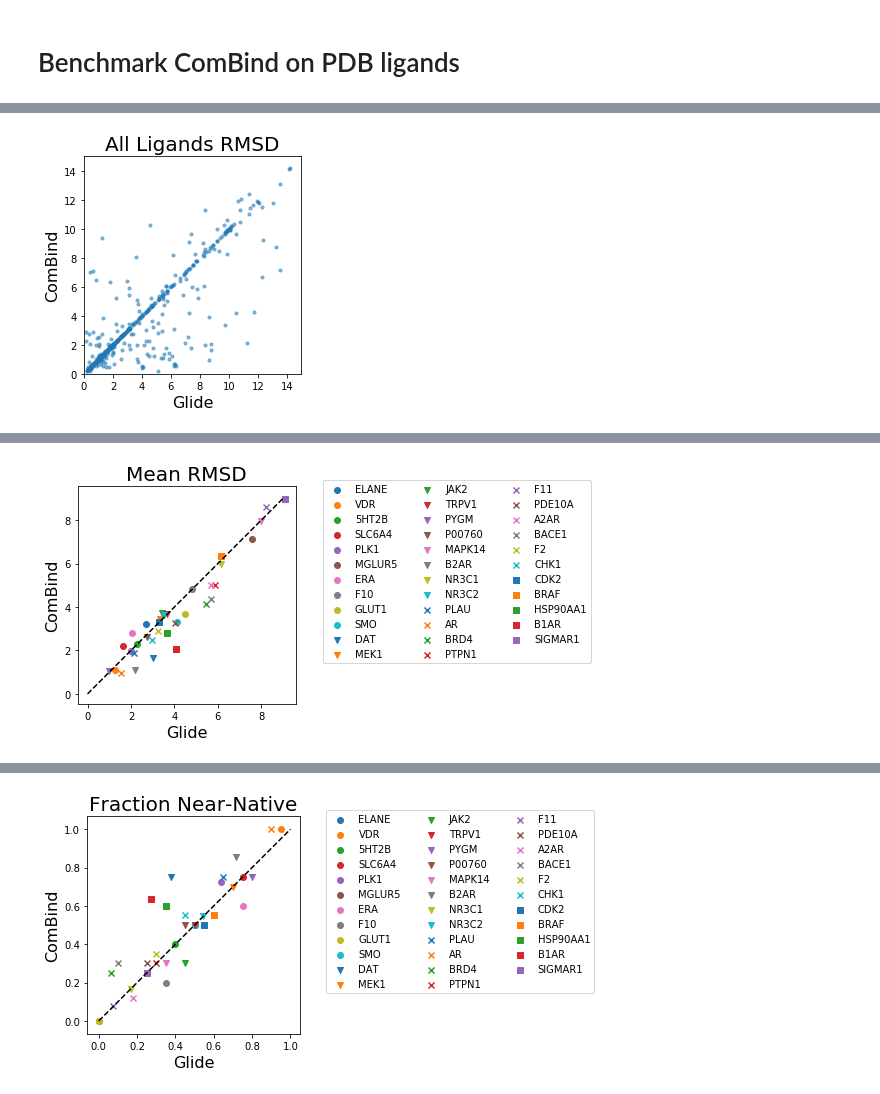
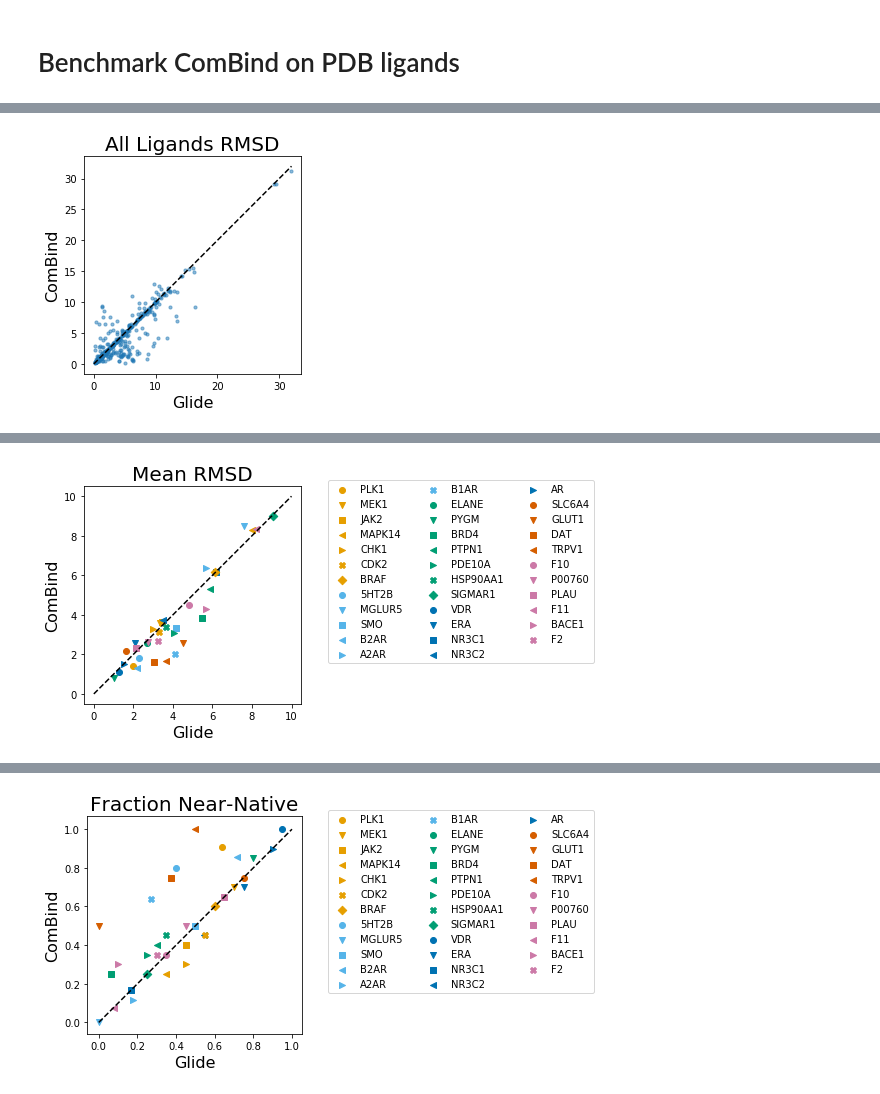
Before and after one commit to orangese/combind_multistruct_benchmarking, a Jupyter notebook: notebooks/benchmarks/pdb_benchmark_sweep.ipynb, the cells around one changed output, grey strips where cells are left out. Saved outputs shown, nothing was run; the diff lists cells and outputs as text; code cells hidden in the pictures.

```diff
--- a/notebooks/benchmarks/pdb_benchmark_sweep.ipynb
+++ b/notebooks/benchmarks/pdb_benchmark_sweep.ipynb
@@ -24 +14,3 @@ mode    protein ligand  alpha   features        combind_rank    combind_rmsd
+# %%
+data = load_pdb('/Users/jpaggi/Downloads/combind_data/bpp_outputs/stats6_pdb.tsv')
 # %%
@@ -142,3 +51,3 @@ def benchmark(results):
 # %%
-benchmark(data['standard'][(1.5, 'mcss_pipi_hbond_sb')])
+benchmark(data['standard'][(1.0, 'mcss_contact_hbond_sb')])
 # %% [output]
@@ -162 +60 @@ ComBind Average: 3.68271710418 0.478787878788
-[figure, old version]
+[figure, new version]
@@ -165 +63 @@ Mean RMSD Combind:  3.70290095319
-[figure, old version]
+[figure, new version]
@@ -168 +66 @@ Fraction Near-Native Combind:  0.473642016247
-[figure, old version]
+[figure, new version]
```
Also changed, not shown: parts of 7 cells of this notebook, 3 other files.
